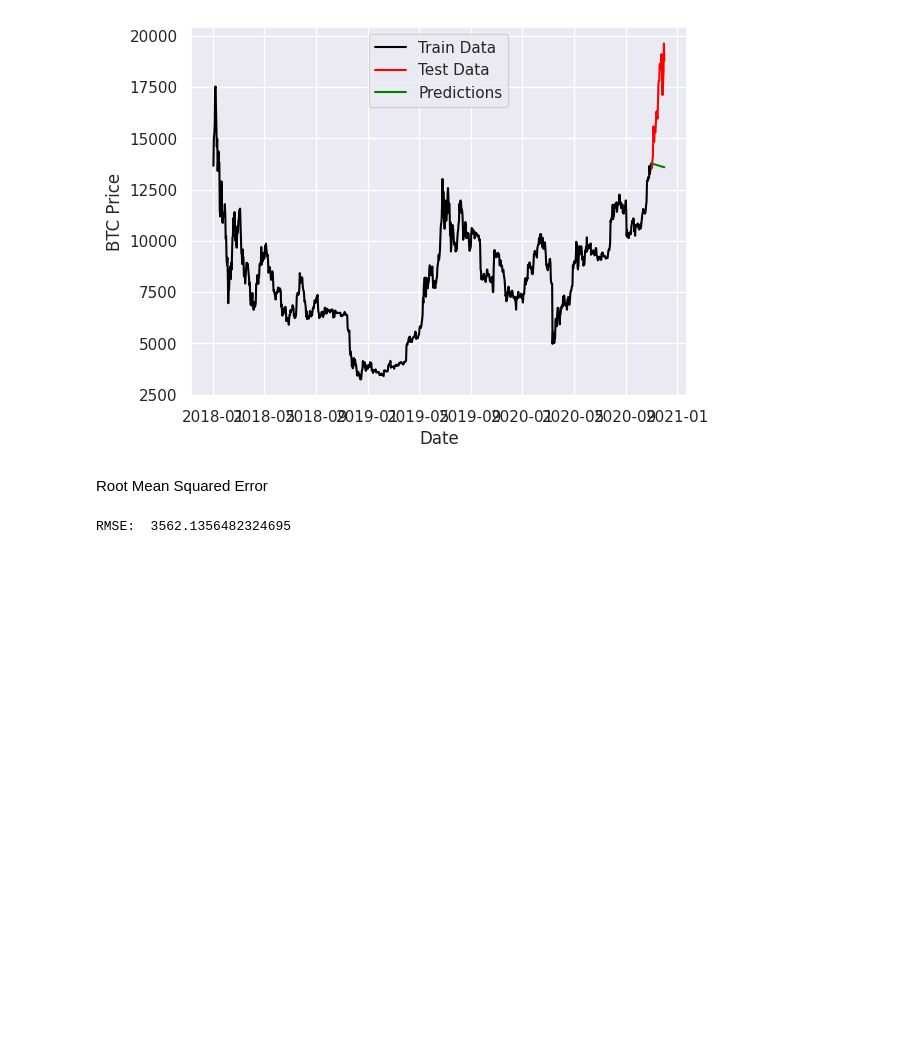
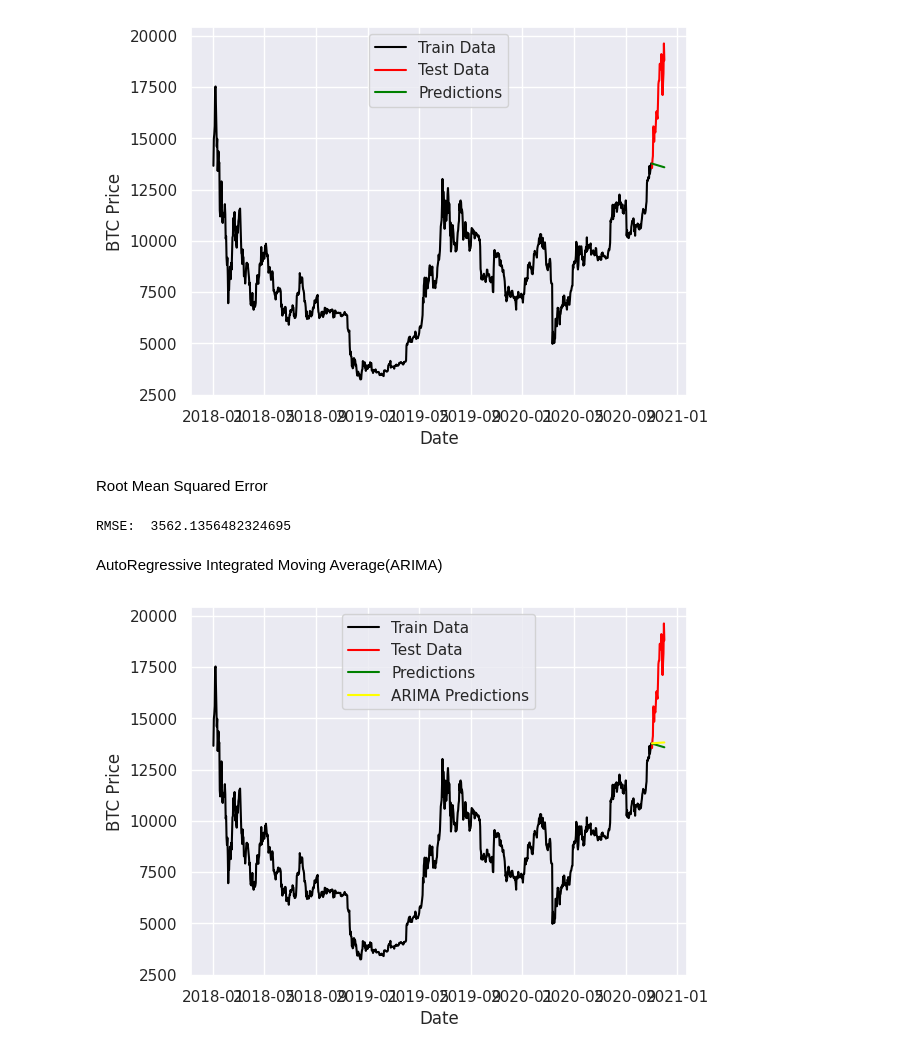
Before and after one commit to sandhrabijoy/Time-series, a Jupyter notebook: Bitcoin_timeseries.ipynb, the cells around one changed output. Saved outputs shown, nothing was run; the diff lists cells and outputs as text; code cells hidden in the pictures; blank space fills up the shorter version.

Commit message:
arima with 2,2,2

```diff
--- a/Bitcoin_timeseries.ipynb
+++ b/Bitcoin_timeseries.ipynb
@@ -205,3 +205,5 @@ arma_rmse=np.sqrt(mean_squared_error(test["BTC-USD"].values, y_pred_df["Predicti
 print("RMSE: ",arma_rmse)
 # %% [output]
 RMSE:  3562.1356482324695
+# %% [markdown]
+AutoRegressive Integrated Moving Average(ARIMA)
@@ -207,0 +212,20 @@ RMSE:  3562.1356482324695
+# %%
+ARIMAmodel=ARIMA(y,order=(2,2,2))
+ARIMAmodel=ARIMAmodel.fit()
+# %%
+y_pred= ARIMAmodel.get_forecast(len(test.index))
+y_pred_df=y_pred.conf_int(alpha=0.05)
+y_pred_df["Predictions"]=ARIMAmodel.predict(start = y_pred_df.index[0], end=y_pred_df.index[-1])
+y_pred_df.index=test.index
+y_pred_out1=y_pred_df["Predictions"]
+plt.plot(train.index, train['BTC-USD'], color="black", label="Train Data")
+plt.plot(test.index, test['BTC-USD'], color="red", label="Test Data")
+plt.plot(y_pred_out, color="green", label="Predictions")
+plt.plot(y_pred_out1, color="Yellow", label='ARIMA Predictions')
+plt.ylabel('BTC Price')
+plt.xlabel('Date')
+plt.legend()
+
+plt.show()
+# %% [output]
+[figure, added]
```
Also changed, not shown: parts of 1 cell of this notebook.
